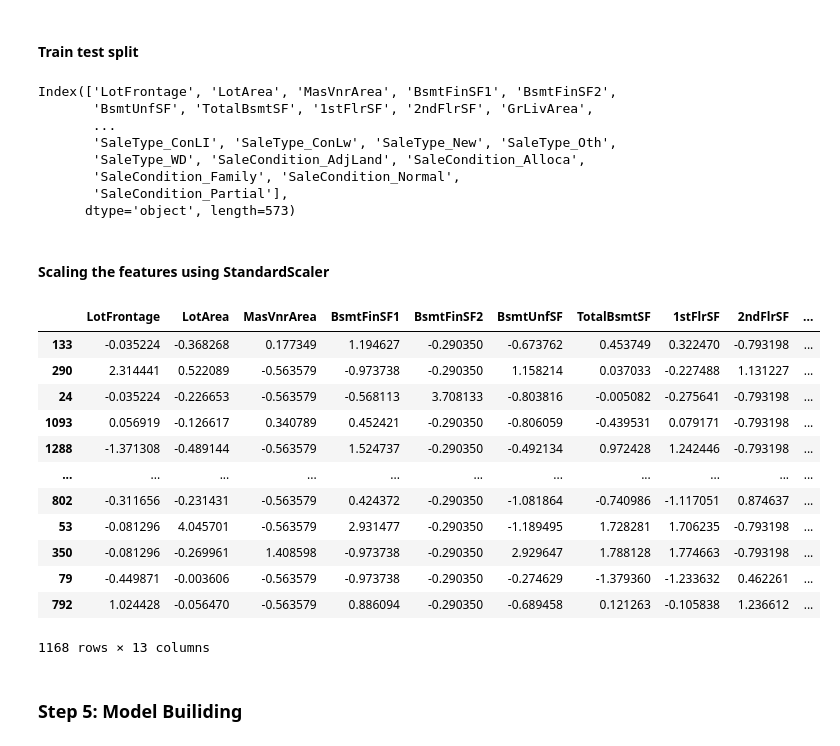
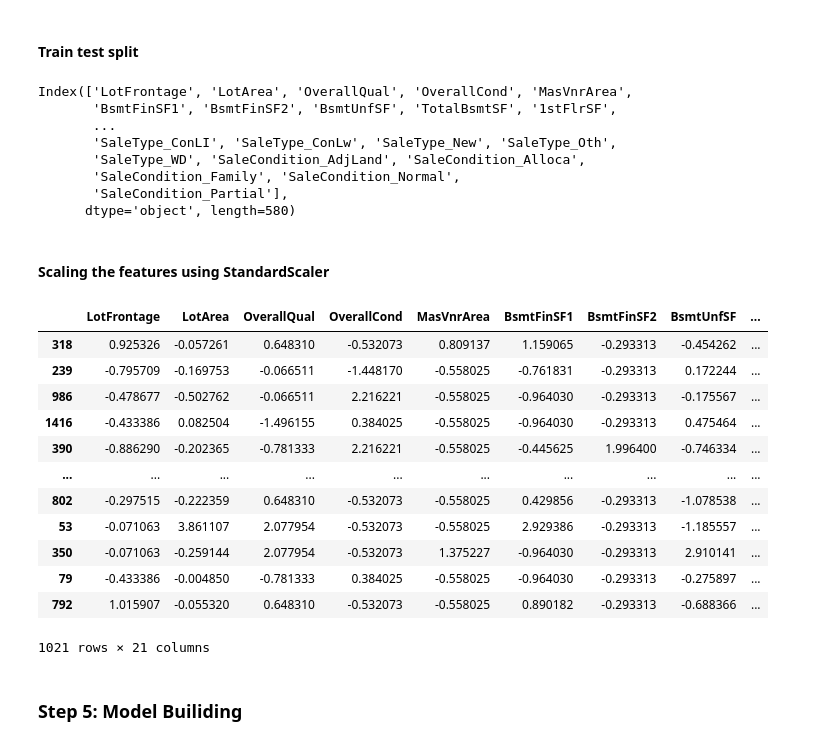
Before and after one commit to SathishKumarRamasamy/advance-regression-assignment, a Jupyter notebook: advanced-regression-assignment.ipynb, the cells around one changed output. Cells and saved outputs as stored; diff of their text form; code cells hidden in the pictures.

```diff
--- a/advanced-regression-assignment.ipynb
+++ b/advanced-regression-assignment.ipynb
@@ -163,12 +163,12 @@ list(housing_data.columns)
 ### Step 3: Data Analysis and Visualization
 # %%
 categorical_vars = ['MSSubClass','MSZoning','Street','Alley','LotShape','LandContour','Utilities','LotConfig','LandSlope','Neighborhood','Condition1','Condition2',\
-                    'BldgType','HouseStyle','OverallQual','OverallCond','YearBuilt','YearRemodAdd','RoofStyle','RoofMatl','Exterior1st','Exterior2nd','MasVnrType',\
+                    'BldgType','HouseStyle','YearBuilt','YearRemodAdd','RoofStyle','RoofMatl','Exterior1st','Exterior2nd','MasVnrType',\
                     'ExterQual','ExterCond','Foundation','BsmtQual','BsmtCond','BsmtExposure','BsmtFinType1','BsmtFinType2','Heating','HeatingQC','CentralAir', \
                     'Electrical','BsmtFullBath','BsmtHalfBath','FullBath','HalfBath','BedroomAbvGr','KitchenAbvGr','KitchenQual','TotRmsAbvGrd','Functional',\
                     'Fireplaces','FireplaceQu','GarageType','GarageYrBlt','GarageFinish','GarageCars','GarageQual','GarageCond','PavedDrive','PoolQC','Fence',\
                     'MiscFeature','MoSold','YrSold','SaleType','SaleCondition']
-continuous_vars = ['LotFrontage','LotArea','MasVnrArea','BsmtFinSF1','BsmtFinSF2','BsmtUnfSF','TotalBsmtSF','1stFlrSF','2ndFlrSF','LowQualFinSF','GrLivArea',\
+continuous_vars = ['LotFrontage','LotArea','OverallQual','OverallCond','MasVnrArea','BsmtFinSF1','BsmtFinSF2','BsmtUnfSF','TotalBsmtSF','1stFlrSF','2ndFlrSF','LowQualFinSF','GrLivArea',\
                     'GarageArea','WoodDeckSF','OpenPorchSF','EnclosedPorch','3SsnPorch','ScreenPorch','PoolArea','MiscVal']
 # %%
 plt.figure(figsize=(20,10))
@@ -260,37 +259,38 @@ Number of columns after dummyEncoding 573
 # %% [markdown]
 #### Train test split
 # %%
-df_train, df_test = train_test_split(housing_data,train_size=0.8,random_state=100)
+df_train, df_test = train_test_split(housing_data,train_size=0.7,random_state=100)
 df_train.columns
 # %% [output]
-Index(['LotFrontage', 'LotArea', 'MasVnrArea', 'BsmtFinSF1', 'BsmtFinSF2',
-       'BsmtUnfSF', 'TotalBsmtSF', '1stFlrSF', '2ndFlrSF', 'GrLivArea',
+Index(['LotFrontage', 'LotArea', 'OverallQual', 'OverallCond', 'MasVnrArea',
+       'BsmtFinSF1', 'BsmtFinSF2', 'BsmtUnfSF', 'TotalBsmtSF', '1stFlrSF',
        ...
        'SaleType_ConLI', 'SaleType_ConLw', 'SaleType_New', 'SaleType_Oth',
        'SaleType_WD', 'SaleCondition_AdjLand', 'SaleCondition_Alloca',
        'SaleCondition_Family', 'SaleCondition_Normal',
        'SaleCondition_Partial'],
-      dtype='object', length=573)
+      dtype='object', length=580)
 # %% [markdown]
 #### Scaling the features using StandardScaler
 # %%
 scaler = StandardScaler()
 df_train[continuous_vars] = scaler.fit_transform(df_train[continuous_vars])
+df_test[continuous_vars] = scaler.transform(df_test[continuous_vars])
 df_train[continuous_vars]
 # %% [output]
-|  | LotFrontage | LotArea | MasVnrArea | BsmtFinSF1 | BsmtFinSF2 | BsmtUnfSF | TotalBsmtSF | 1stFlrSF | 2ndFlrSF | ... |
-| 133 | -0.035224 | -0.368268 | 0.177349 | 1.194627 | -0.290350 | -0.673762 | 0.453749 | 0.322470 | -0.793198 | ... |
-| 290 | 2.314441 | 0.522089 | -0.563579 | -0.973738 | -0.290350 | 1.158214 | 0.037033 | -0.227488 | 1.131227 | ... |
-| 24 | -0.035224 | -0.226653 | -0.563579 | -0.568113 | 3.708133 | -0.803816 | -0.005082 | -0.275641 | -0.793198 | ... |
-| 1093 | 0.056919 | -0.126617 | 0.340789 | 0.452421 | -0.290350 | -0.806059 | -0.439531 | 0.079171 | -0.793198 | ... |
-| 1288 | -1.371308 | -0.489144 | -0.563579 | 1.524737 | -0.290350 | -0.492134 | 0.972428 | 1.242446 | -0.793198 | ... |
-| ... | ... | ... | ... | ... | ... | ... | ... | ... | ... | ... |
-| 802 | -0.311656 | -0.231431 | -0.563579 | 0.424372 | -0.290350 | -1.081864 | -0.740986 | -1.117051 | 0.874637 | ... |
-| 53 | -0.081296 | 4.045701 | -0.563579 | 2.931477 | -0.290350 | -1.189495 | 1.728281 | 1.706235 | -0.793198 | ... |
-| 350 | -0.081296 | -0.269961 | 1.408598 | -0.973738 | -0.290350 | 2.929647 | 1.788128 | 1.774663 | -0.793198 | ... |
-| 79 | -0.449871 | -0.003606 | -0.563579 | -0.973738 | -0.290350 | -0.274629 | -1.379360 | -1.233632 | 0.462261 | ... |
-| 792 | 1.024428 | -0.056470 | -0.563579 | 0.886094 | -0.290350 | -0.689458 | 0.121263 | -0.105838 | 1.236612 | ... |
+|  | LotFrontage | LotArea | OverallQual | OverallCond | MasVnrArea | BsmtFinSF1 | BsmtFinSF2 | BsmtUnfSF | ... |
+| 318 | 0.925326 | -0.057261 | 0.648310 | -0.532073 | 0.809137 | 1.159065 | -0.293313 | -0.454262 | ... |
+| 239 | -0.795709 | -0.169753 | -0.066511 | -1.448170 | -0.558025 | -0.761831 | -0.293313 | 0.172244 | ... |
+| 986 | -0.478677 | -0.502762 | -0.066511 | 2.216221 | -0.558025 | -0.964030 | -0.293313 | -0.175567 | ... |
+| 1416 | -0.433386 | 0.082504 | -1.496155 | 0.384025 | -0.558025 | -0.964030 | -0.293313 | 0.475464 | ... |
+| 390 | -0.886290 | -0.202365 | -0.781333 | 2.216221 | -0.558025 | -0.445625 | 1.996400 | -0.746334 | ... |
+| ... | ... | ... | ... | ... | ... | ... | ... | ... | ... |
+| 802 | -0.297515 | -0.222359 | 0.648310 | -0.532073 | -0.558025 | 0.429856 | -0.293313 | -1.078538 | ... |
+| 53 | -0.071063 | 3.861107 | 2.077954 | -0.532073 | -0.558025 | 2.929386 | -0.293313 | -1.185557 | ... |
+| 350 | -0.071063 | -0.259144 | 2.077954 | -0.532073 | 1.375227 | -0.964030 | -0.293313 | 2.910141 | ... |
+| 79 | -0.433386 | -0.004850 | -0.781333 | 0.384025 | -0.558025 | -0.964030 | -0.293313 | -0.275897 | ... |
+| 792 | 1.015907 | -0.055320 | 0.648310 | -0.532073 | -0.558025 | 0.890182 | -0.293313 | -0.688366 | ... |
-1168 rows × 13 columns
+1021 rows × 21 columns
 # %% [markdown]
 ### Step 5: Model Builiding
 # %% [markdown]
```
Also changed, not shown: parts of 14 cells of this notebook.
